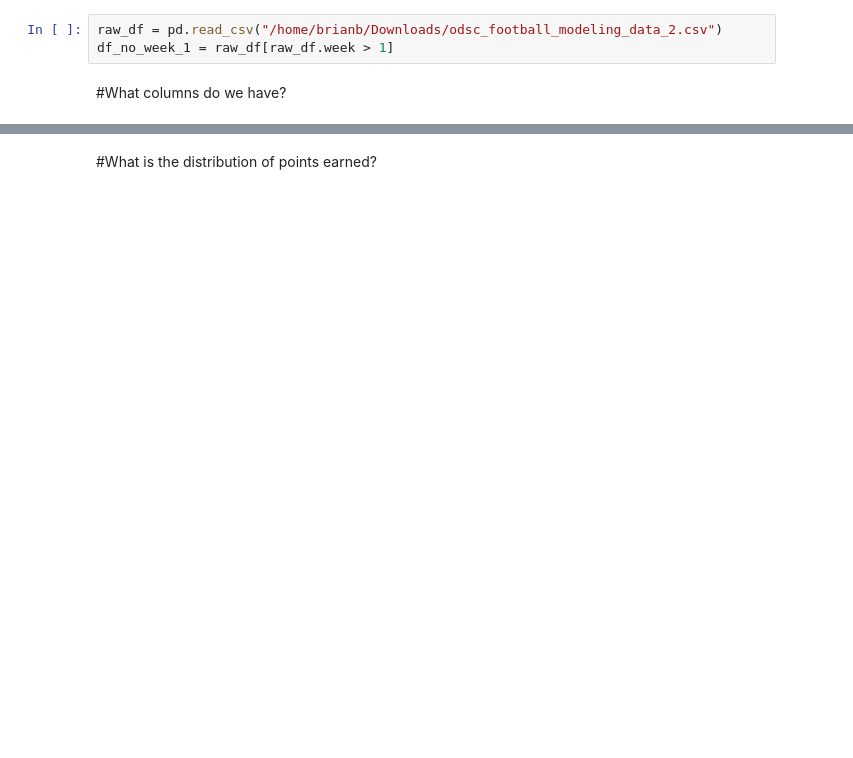
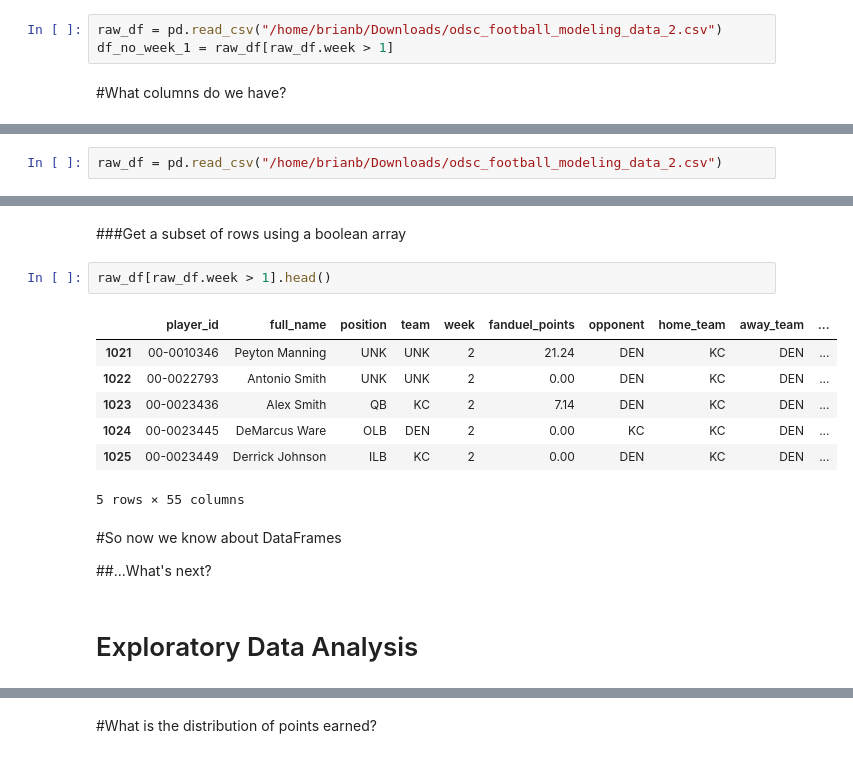
Before and after one commit to brianbelljr/fantasy_football, a Jupyter notebook: football.ipynb, the cells around one changed output, grey strips where cells are left out. Cells and saved outputs as stored; diff of their text form; blank space fills up the shorter version.

```diff
--- a/football.ipynb
+++ b/football.ipynb
@@ -71,0 +110,2 @@ array(['away_team', 'fanduel_points', 'full_name', 'home_team',
+# %%
+raw_df = pd.read_csv("/home/brianb/Downloads/odsc_football_modeling_data_2.csv")
@@ -71,0 +181,18 @@ array(['away_team', 'fanduel_points', 'full_name', 'home_team',
+# %% [markdown]
+###Get a subset of rows using a boolean array
+# %%
+raw_df[raw_df.week > 1].head()
+# %% [output]
+|  | player_id | full_name | position | team | week | fanduel_points | opponent | home_team | away_team | ... |
+| 1021 | 00-0010346 | Peyton Manning | UNK | UNK | 2 | 21.24 | DEN | KC | DEN | ... |
+| 1022 | 00-0022793 | Antonio Smith | UNK | UNK | 2 | 0.00 | DEN | KC | DEN | ... |
+| 1023 | 00-0023436 | Alex Smith | QB | KC | 2 | 7.14 | DEN | KC | DEN | ... |
+| 1024 | 00-0023445 | DeMarcus Ware | OLB | DEN | 2 | 0.00 | KC | KC | DEN | ... |
+| 1025 | 00-0023449 | Derrick Johnson | ILB | KC | 2 | 0.00 | DEN | KC | DEN | ... |
+5 rows × 55 columns
+# %% [markdown]
+#So now we know about DataFrames
+
+##...What's next?
+# %% [markdown]
+# Exploratory Data Analysis
```
Also changed, not shown: parts of 55 cells of this notebook.
